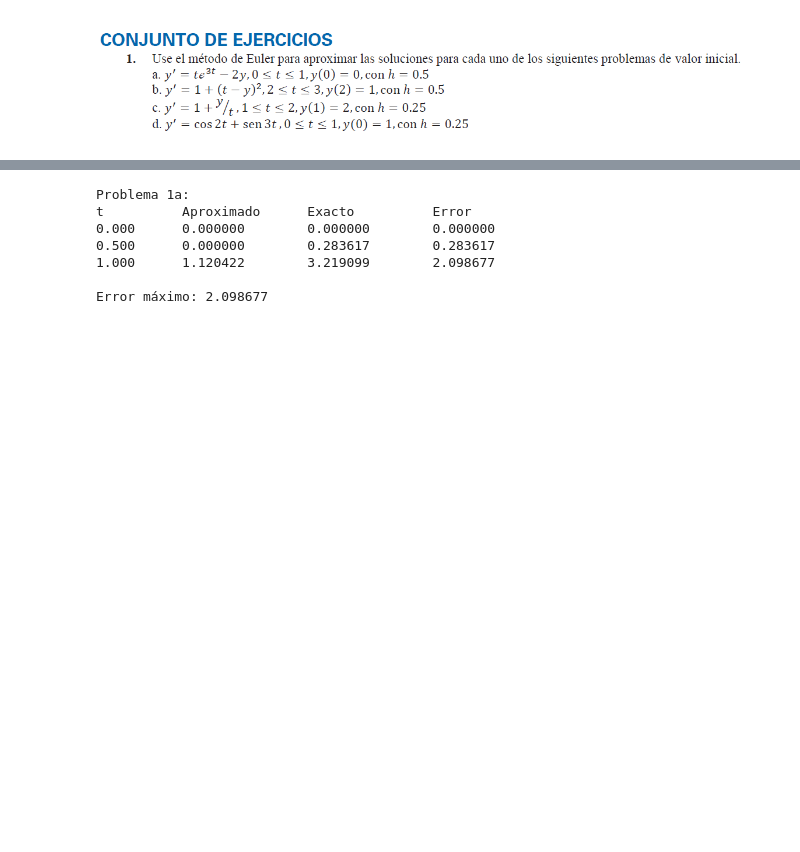
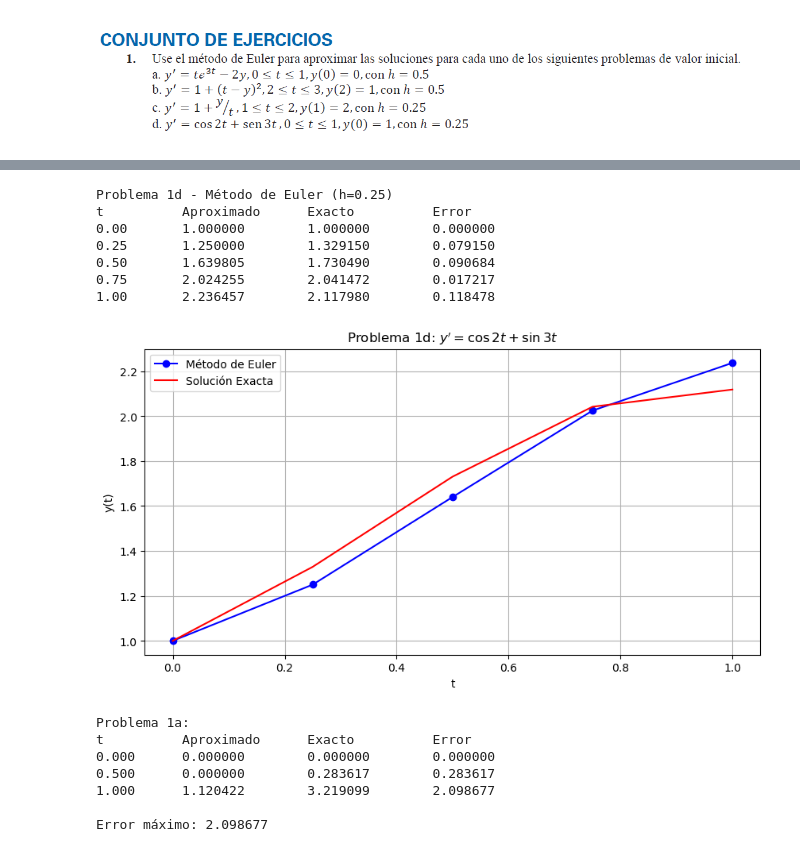
Before and after one commit to JASL22/-Tarea-12-Ejercicios-Unidad-05-A-ODE-Metodo-de-Euler, a Jupyter notebook: Deber 12.ipynb, the cells around one changed output, grey strips where cells are left out. Drawn from its saved outputs; the diff is of its cells as text; code cells hidden in the pictures; blank space fills up the shorter version.

```diff
--- a/Deber 12.ipynb
+++ b/Deber 12.ipynb
@@ -124,3 +153,46 @@ def print_results(t, y_approx, y_exact, errors):
+# %%
+def f1d(t, y):
+    return np.cos(2*t) + np.sin(3*t)
+
+def exact_sol1d(t):
+    return (1/2)*np.sin(2*t) - (1/3)*np.cos(3*t) + 4/3
+
+# Parámetros
+t0, y0 = 0, 1
+h = 0.25
+n = int((1 - t0)/h)
+
+# Aplicar Euler
+t_euler, y_euler = euler_method(f1d, t0, y0, h, n)
+
+# Solución exacta
+y_exact = exact_sol1d(t_euler)
+
+# Resultados
+print("Problema 1d - Método de Euler (h=0.25)")
+print("{:<10} {:<15} {:<15} {:<15}".format("t", "Aproximado", "Exacto", "Error"))
+for ti, ye, ya in zip(t_euler, y_euler, y_exact):
+    print("{:<10.2f} {:<15.6f} {:<15.6f} {:<15.6f}".format(ti, ye, ya, abs(ya - ye)))
+
+# Gráfico
+plt.figure(figsize=(10, 5))
+plt.plot(t_euler, y_euler, 'bo-', label='Método de Euler')
+plt.plot(t_euler, y_exact, 'r-', label='Solución Exacta')
+plt.title("Problema 1d: $y' = \cos 2t + \sin 3t$")
+plt.xlabel('t')
+plt.ylabel('y(t)')
+plt.legend()
+plt.grid()
+plt.show()
+# %% [output]
+Problema 1d - Método de Euler (h=0.25)
+t          Aproximado      Exacto          Error
+0.00       1.000000        1.000000        0.000000
+0.25       1.250000        1.329150        0.079150
+0.50       1.639805        1.730490        0.090684
+0.75       2.024255        2.041472        0.017217
+1.00       2.236457        2.117980        0.118478
+[figure, added]
 # %%
 # 1.a)
 # Parámetros
```
Also changed, not shown: parts of 4 cells of this notebook.
